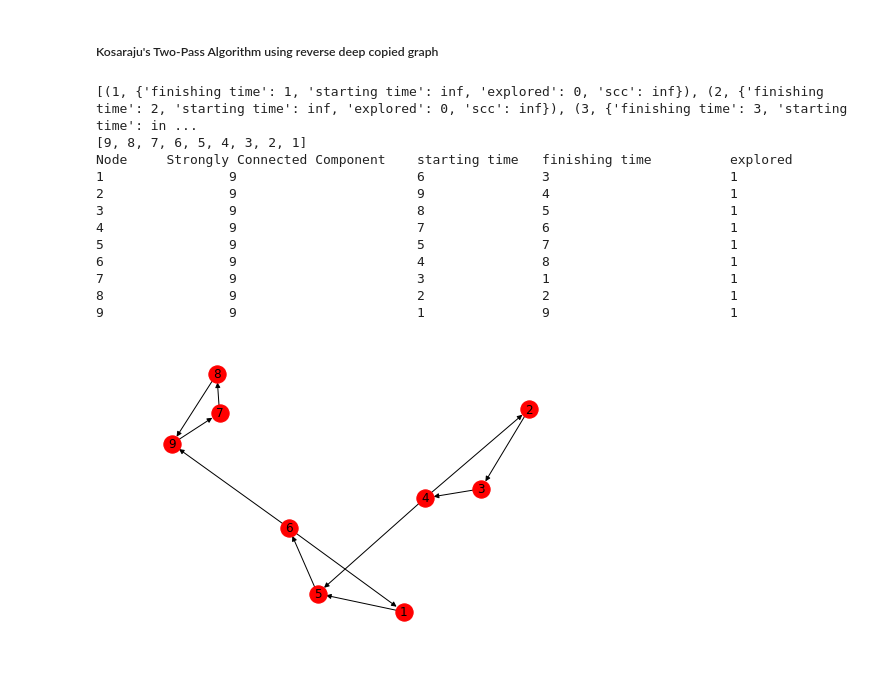
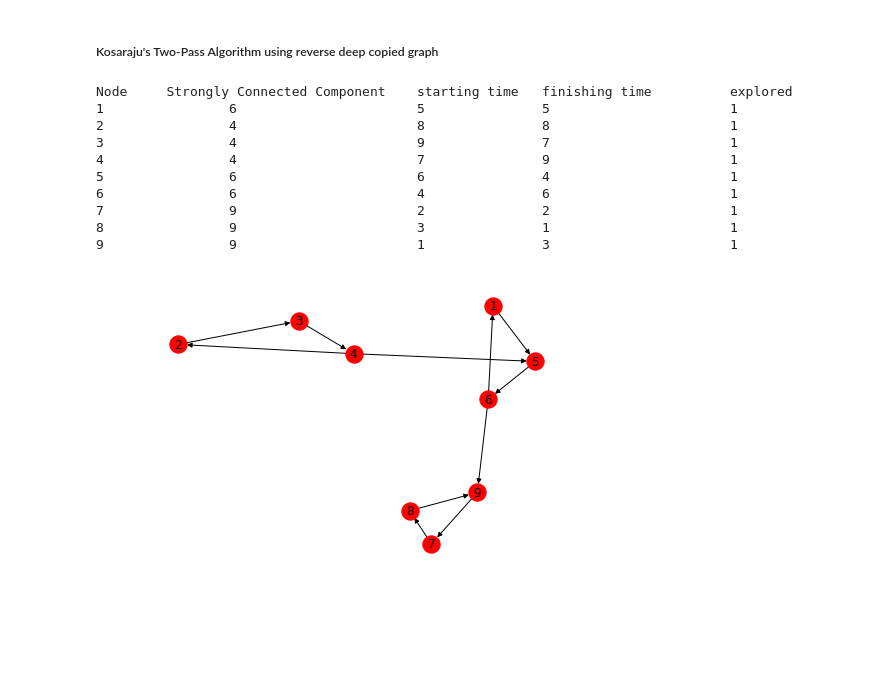
Before and after one commit to aishwarya34/AlgorithmsIlluminated, a Jupyter notebook: C2W1_10GRAPH_SEARCH_AND_CONNECTIVITY.ipynb, the cells around one changed output. Saved outputs shown, nothing was run; the diff lists cells and outputs as text; code cells hidden in the pictures; blank space fills up the shorter version.

```diff
--- a/C2W1_10GRAPH_SEARCH_AND_CONNECTIVITY.ipynb
+++ b/C2W1_10GRAPH_SEARCH_AND_CONNECTIVITY.ipynb
@@ -403,8 +403,6 @@ order = 1
 def dfs_scc(G, startvert, start):
     global ft
     global order
-    #print("Nodes: {}".format(list(G.nodes)))
-    #print("Node: {} order: {}".format(startvert, order))
     G.nodes[startvert]['explored'] = 1
     G.nodes[startvert]['scc'] = start
     G.nodes[startvert]['starting time'] = order
@@ -413,64 +411,72 @@ def dfs_scc(G, startvert, start):
         if G.nodes[adjnode]['explored'] == 0:
             order = order+1
             dfs_scc(G, adjnode, start)
-            #print("Node: {} ft: {}".format(startvert, ft))
             G.nodes[adjnode]['finishing time'] = ft
             ft += 1
 
 def kosarajuSCC(DG):
-    global reverseDG
+    # 1st Pass
     reverseDG = DG.reverse() # default copy=True
     for node in list(reverseDG.nodes):
         reverseDG.nodes[node]['explored'] = 0
         reverseDG.nodes[node]['scc'] =  float('inf')
         reverseDG.nodes[node]['starting time'] =  float('inf')
         reverseDG.nodes[node]['finishing time'] =  node
     global ft
     global order
     ft = 0
     order = 0
-    print(reverseDG.nodes.data())
     reversed_graph = reverseDG.nodes.data()
     nodes_reverse = []
     for n, ndict in reversed_graph:
-        #print(ndict['finishing time'])
         nodes_reverse.append(ndict['finishing time'])
     nodes_reverse.reverse()
-    print(nodes_reverse)
-    for newnode in nodes_reverse:
-        if reverseDG.nodes[newnode]['explored'] == 0:
-            order = order+1
-            ft += 1
-            dfs_scc(reverseDG, newnode, newnode)
-            reverseDG.nodes[newnode]['finishing time'] = ft
+    for node_ft in nodes_reverse:
+        for n, ndict in reversed_graph:
+            if ndict['finishing time'] == node_ft:
+                if reverseDG.nodes[n]['explored'] == 0:
+                    order = order+1
+                    ft += 1
+                    dfs_scc(reverseDG, n, n)
+                    reverseDG.nodes[n]['finishing time'] = ft
+    # 2nd Pass
+    DG = reverseDG.reverse()
+    ft = 0
+    order = 0
+    for node in list(DG.nodes):
+        DG.nodes[node]['explored'] = 0
+    orig_graph = DG.nodes.data()
+    for node_ft in nodes_reverse:
+        for n, ndict in orig_graph:
+            if ndict['finishing time'] == node_ft:
+                if DG.nodes[n]['explored'] == 0:
+                    order = order+1
+                    ft += 1
+                    dfs_scc(DG, n, n)
+                    DG.nodes[n]['finishing time'] = ft
+
+    print("Node \t Strongly Connected Component \t starting time \t finishing time \t explored")
+    for n, ndict in DG.nodes.data():
+        print("{} \t\t {} \t\t\t {} \t\t {} \t\t\t {}".format(n, ndict['scc'], ndict['starting time'], ndict['finishing time'], ndict['explored']))
+
 
 
 DG = nx.DiGraph()
 reverseDG = nx.DiGraph()
 edges = [(9, 7), (7, 8), (8, 9), (6, 9), (5, 6), (6, 1), (1, 5), (4, 5), (3, 4), (4, 2), (2, 3)]
 DG.add_edges_from(edges)
 nx.draw(DG, with_labels = True)
 
 kosarajuSCC(DG)
-#for newnode in list(G.nodes):
-#    if G.nodes[newnode]['explored'] == 0:
-        #kosarajuSCC(G, newnode, newnode)
-
-print("Node \t Strongly Connected Component \t starting time \t finishing time \t explored")
-for n, ndict in reverseDG.nodes.data():
-    print("{} \t\t {} \t\t\t {} \t\t {} \t\t\t {}".format(n, ndict['scc'], ndict['starting time'], ndict['finishing time'], ndict['explored']))
-    #print("Node {} is in connected component {} and explored is {}".format(n, ndict['cc'], ndict['explored']))
 # %% [output]
-[(1, {'finishing time': 1, 'starting time': inf, 'explored': 0, 'scc': inf}), (2, {'finishing time': 2, 'starting time': inf, 'explored': 0, 'scc': inf}), (3, {'finishing time': 3, 'starting time': in ...
-[9, 8, 7, 6, 5, 4, 3, 2, 1]
 Node     Strongly Connected Component    starting time   finishing time          explored
-1                9                       6               3                       1
-2                9                       9               4                       1
-3                9                       8               5                       1
-4                9                       7               6                       1
-5                9                       5               7                       1
-6                9                       4               8                       1
-7                9                       3               1                       1
-8                9                       2               2                       1
-9                9                       1               9                       1
+1                6                       5               5                       1
+2                4                       8               8                       1
+3                4                       9               7                       1
+4                4                       7               9                       1
+5                6                       6               4                       1
+6                6                       4               6                       1
+7                9                       2               2                       1
+8                9                       3               1                       1
+9                9                       1               3                       1
-[figure, old version]
+[figure, new version]
```
